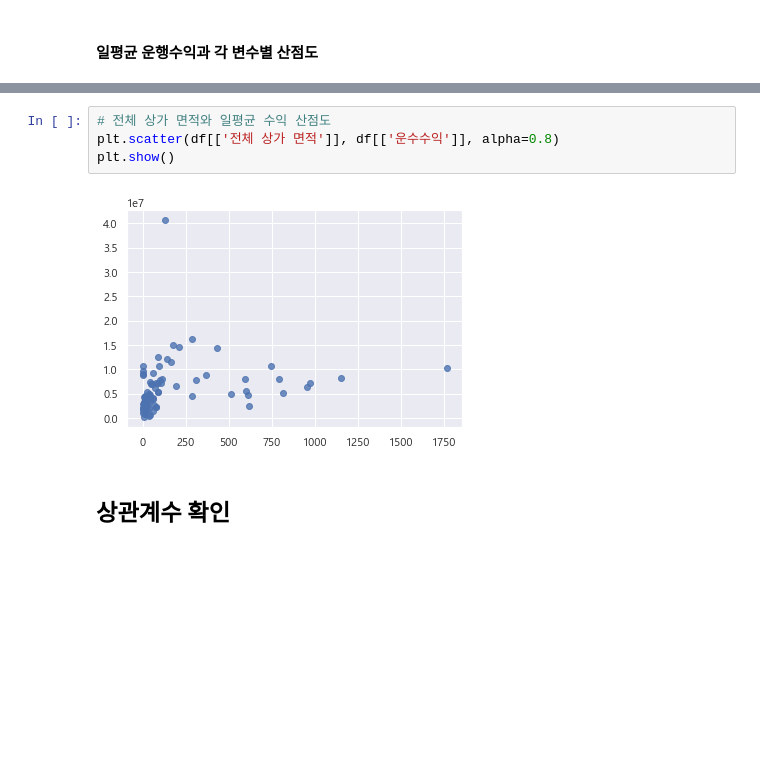
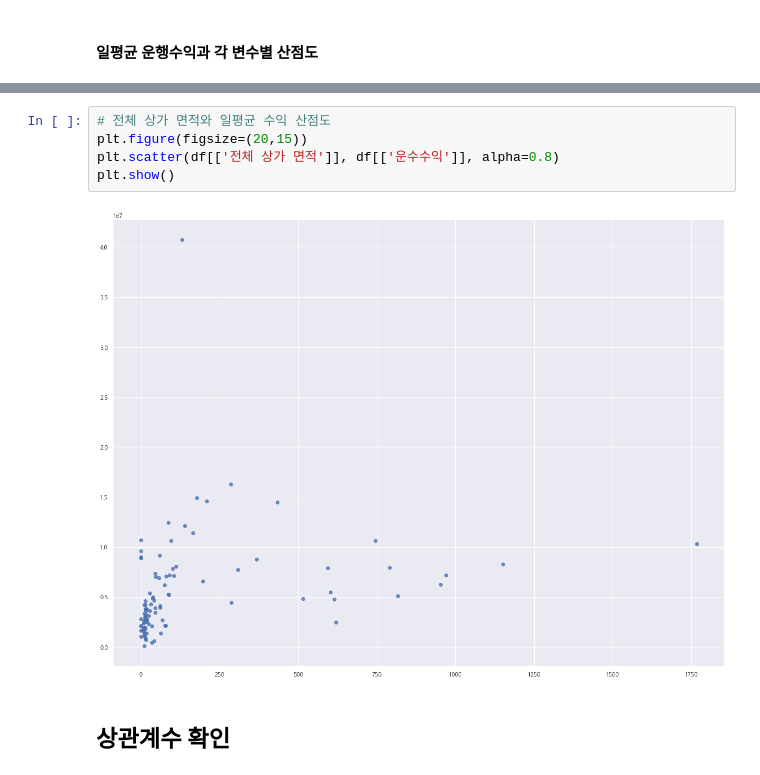
Before and after one commit to Busan-Bigdata-analysis/storage, a Jupyter notebook: analysis/Multiple_LR_renew.ipynb, the cells around one changed output, grey strips where cells are left out. Cells and saved outputs as stored; diff of their text form; blank space fills up the shorter version.

```diff
--- a/analysis/Multiple_LR_renew.ipynb
+++ b/analysis/Multiple_LR_renew.ipynb
@@ -76,9 +79,10 @@ plt.show()
 # %%
 # 전체 상가 면적와 일평균 수익 산점도
+plt.figure(figsize=(20,15))
 plt.scatter(df[['전체 상가 면적']], df[['운수수익']], alpha=0.8)
 plt.show()
 # %% [output]
-[figure, old version]
+[figure, new version]
 # %% [markdown]
 ## 상관계수 확인
 # %% [markdown]
```
Also changed, not shown: parts of 78 cells of this notebook, 1 other file.
